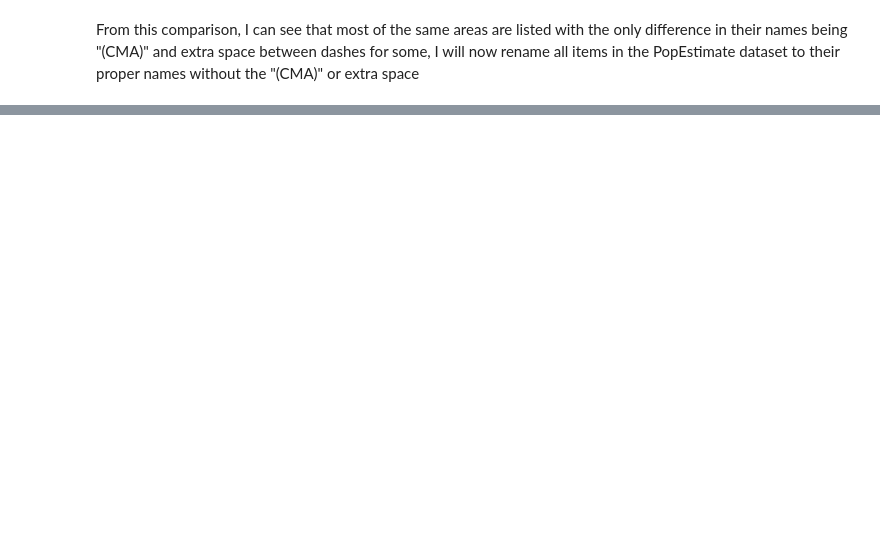
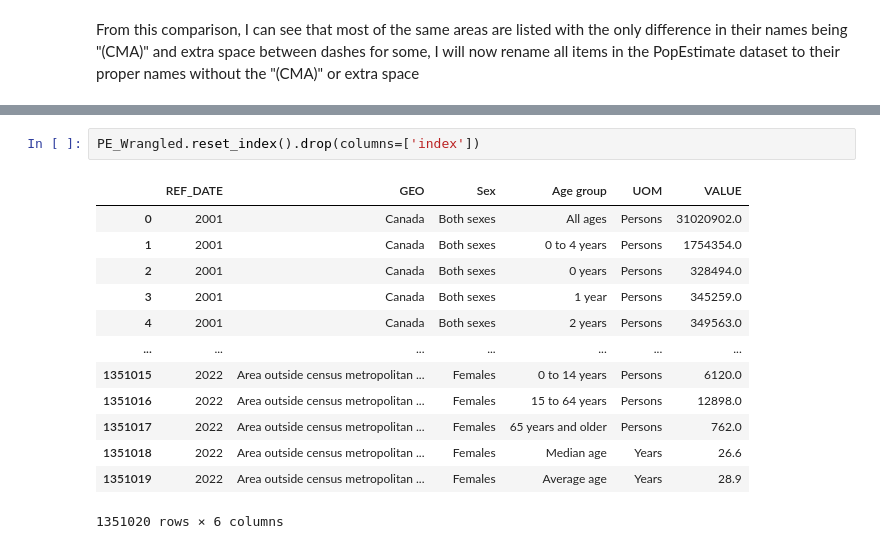
Before and after one commit to ubco-W2022T2-data301/project-group-group01, a Jupyter notebook: analysis/Logananalysis2.ipynb, the cells around one changed output, grey strips where cells are left out. Cells and saved outputs as stored; diff of their text form; blank space fills up the shorter version.

```diff
--- a/analysis/Logananalysis2.ipynb
+++ b/analysis/Logananalysis2.ipynb
@@ -309,0 +358,16 @@ Considering that the remaining unique items either have to do with Ottawa-Gatine
+# %%
+PE_Wrangled.reset_index().drop(columns=['index'])
+# %% [output]
+|  | REF_DATE | GEO | Sex | Age group | UOM | VALUE |
+| 0 | 2001 | Canada | Both sexes | All ages | Persons | 31020902.0 |
+| 1 | 2001 | Canada | Both sexes | 0 to 4 years | Persons | 1754354.0 |
+| 2 | 2001 | Canada | Both sexes | 0 years | Persons | 328494.0 |
+| 3 | 2001 | Canada | Both sexes | 1 year | Persons | 345259.0 |
+| 4 | 2001 | Canada | Both sexes | 2 years | Persons | 349563.0 |
+| ... | ... | ... | ... | ... | ... | ... |
+| 1351015 | 2022 | Area outside census metropolitan ... | Females | 0 to 14 years | Persons | 6120.0 |
+| 1351016 | 2022 | Area outside census metropolitan ... | Females | 15 to 64 years | Persons | 12898.0 |
+| 1351017 | 2022 | Area outside census metropolitan ... | Females | 65 years and older | Persons | 762.0 |
+| 1351018 | 2022 | Area outside census metropolitan ... | Females | Median age | Years | 26.6 |
+| 1351019 | 2022 | Area outside census metropolitan ... | Females | Average age | Years | 28.9 |
+1351020 rows × 6 columns
```
Also changed, not shown: parts of 19 cells of this notebook.
